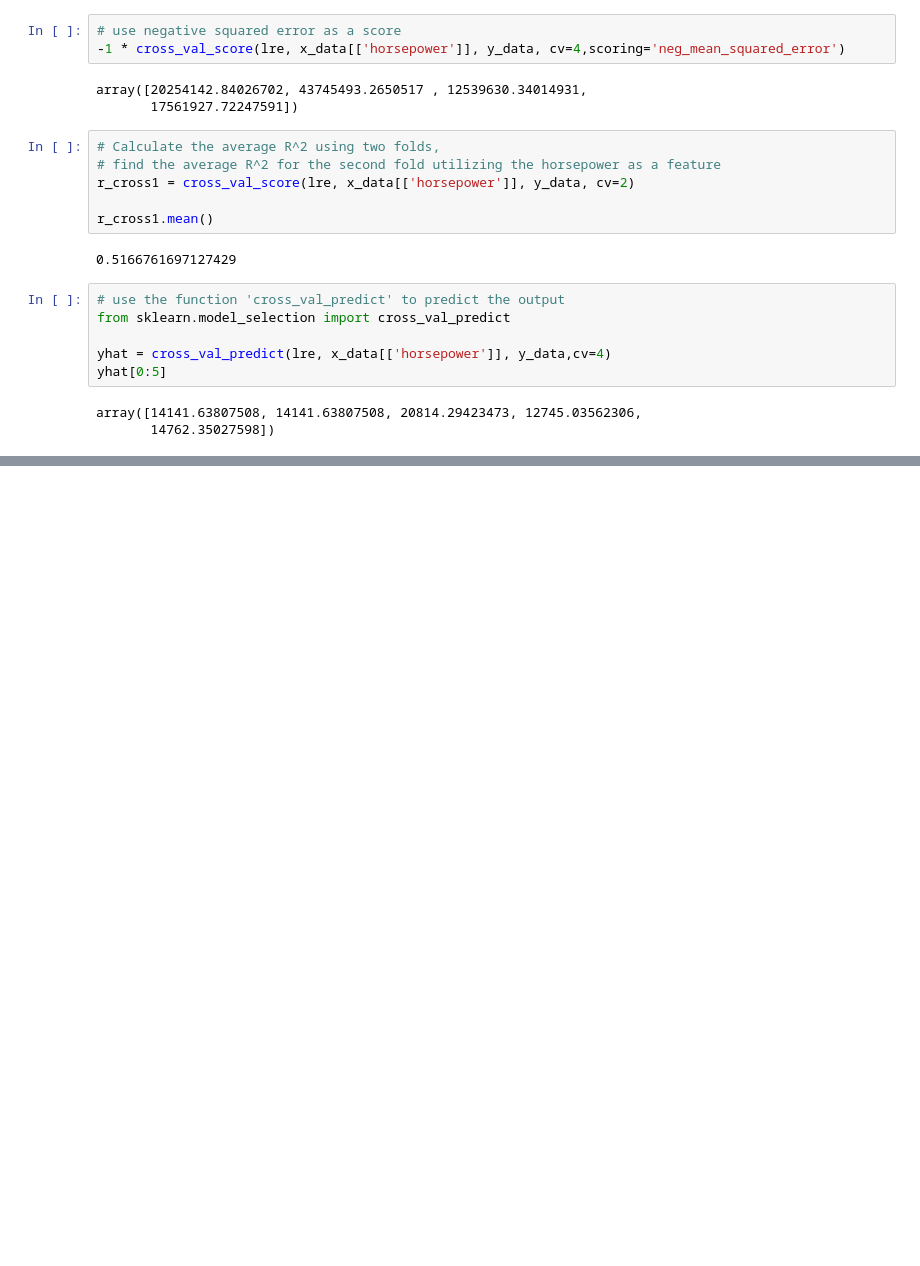
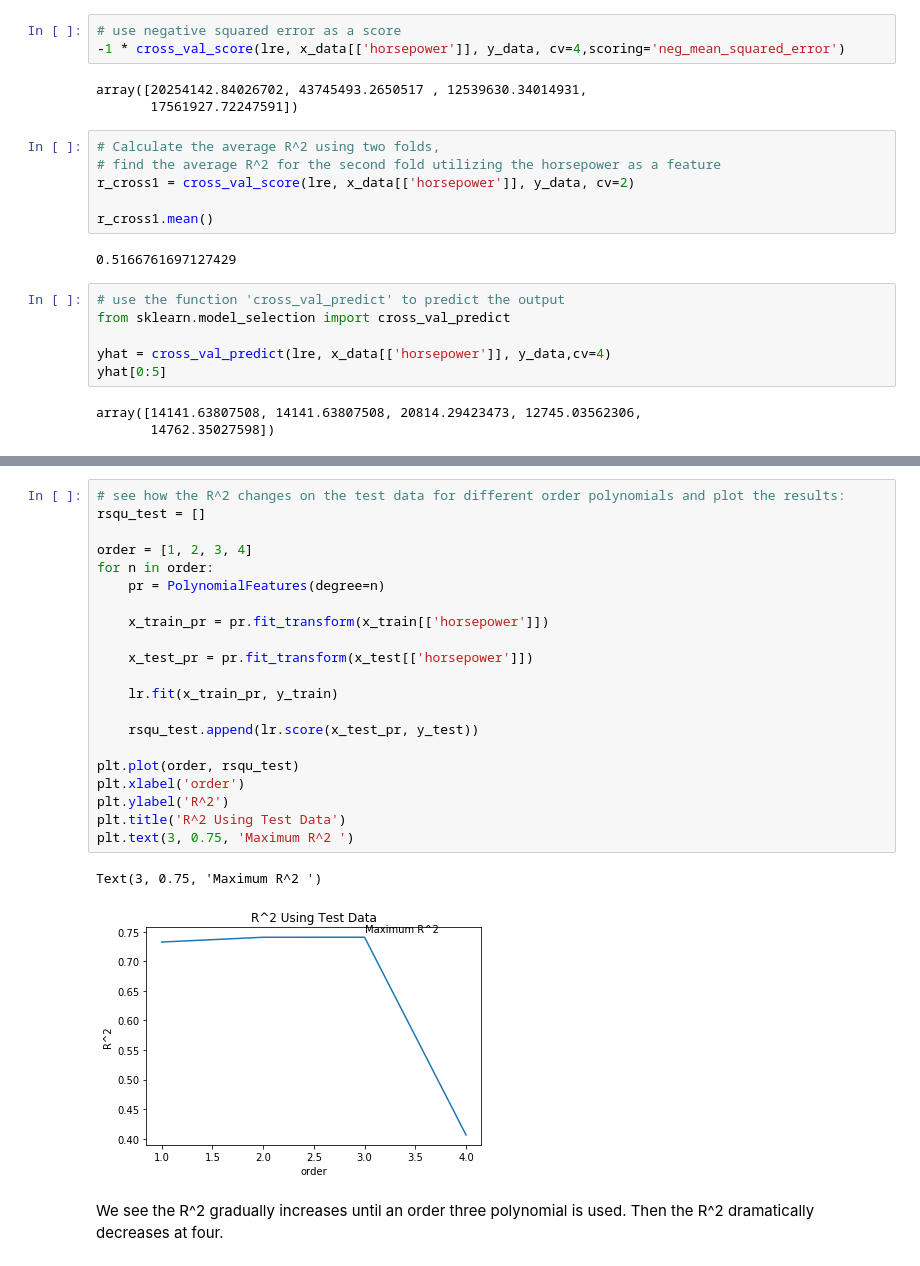
Before and after one commit to antobarbero/analyzing_data_course_edx, a Jupyter notebook: lab5_model_evaluation.ipynb, the cells around one changed output, grey strips where cells are left out. Cells and saved outputs as stored; diff of their text form; blank space fills up the shorter version.

```diff
--- a/lab5_model_evaluation.ipynb
+++ b/lab5_model_evaluation.ipynb
@@ -167,0 +257,26 @@ array([14141.63807508, 14141.63807508, 20814.29423473, 12745.03562306,
+# %%
+# see how the R^2 changes on the test data for different order polynomials and plot the results:
+rsqu_test = []
+
+order = [1, 2, 3, 4]
+for n in order:
+    pr = PolynomialFeatures(degree=n)
+
+    x_train_pr = pr.fit_transform(x_train[['horsepower']])
+
+    x_test_pr = pr.fit_transform(x_test[['horsepower']])
+
+    lr.fit(x_train_pr, y_train)
+
+    rsqu_test.append(lr.score(x_test_pr, y_test))
+
+plt.plot(order, rsqu_test)
+plt.xlabel('order')
+plt.ylabel('R^2')
+plt.title('R^2 Using Test Data')
+plt.text(3, 0.75, 'Maximum R^2 ')
+# %% [output]
+Text(3, 0.75, 'Maximum R^2 ')
+[figure, added]
+# %% [markdown]
+We see the R^2 gradually increases until an order three polynomial is used. Then the R^2 dramatically decreases at four.
```
Also changed, not shown: parts of 23 cells of this notebook.
